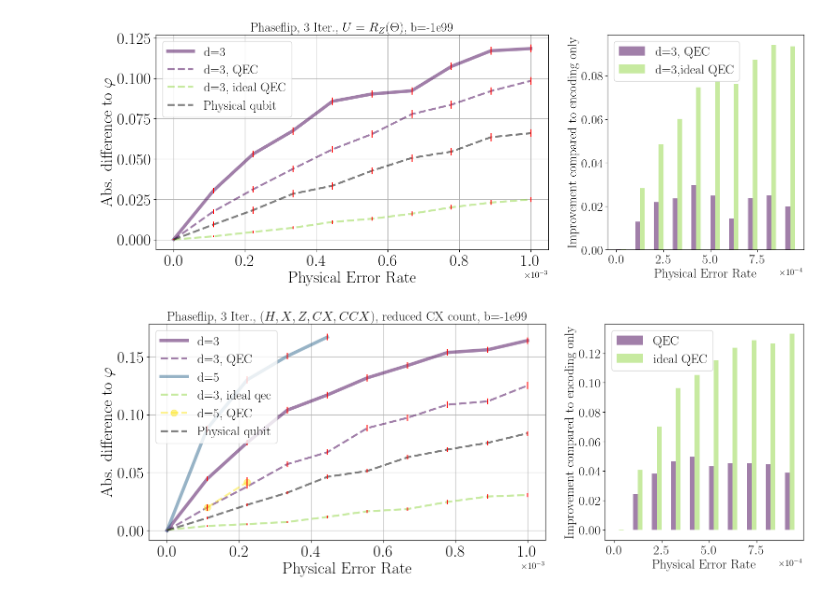
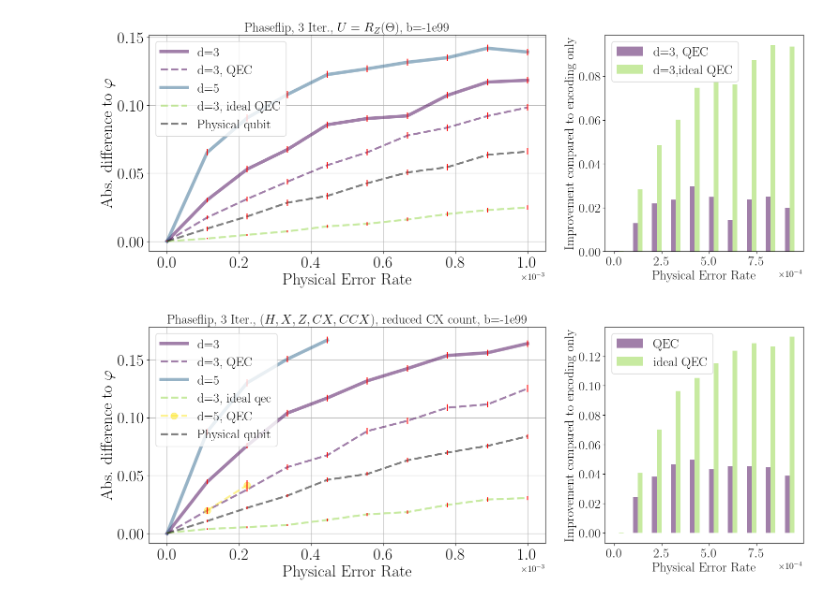
Before and after one commit to RicemanBoy/iqpe, a Jupyter notebook: repcode.ipynb, the cells around one changed output. Saved outputs shown, nothing was run; the diff lists cells and outputs as text; code cells hidden in the pictures.

```diff
--- a/repcode.ipynb
+++ b/repcode.ipynb
@@ -17,9 +17,9 @@ plt.rcParams.update({
 shots = 400
 
 p1, y1, y_qec1, err1, err_qec1 = np.loadtxt("HPC/text/d3_rz_short.txt", delimiter = ",")
-# p2, y2, err2 = np.loadtxt("HPC/text/d5_htoffcxbeam_infbias_noqec_0.txt", delimiter = ",")
+p2, y2, err2 = np.loadtxt("HPC/text/d5_rz_short_noqec.txt", delimiter = ",")
 p3, y3, y_qec3, err3, err_qec3 = np.loadtxt("HPC/text/d3_rz_short_ideal.txt", delimiter = ",")
-# p4, y_qec4, err_qec4 = np.loadtxt("HPC/text/d5_htoffcxbeam_infbias_qec_0.txt", delimiter = ",")                 #100 Shots!
+# p4, y_qec4, err_qec4 = np.loadtxt("HPC/text/d5_rz_short_qec_0.txt", delimiter = ",")
 # p5, y5, y_qec5, err5, err_qec5 = np.loadtxt("HPC/text/bigsteane_idealqec_lots.txt", delimiter = ",")
 p6, y6, err6 = np.loadtxt("HPC/text/physicalq_rz.txt", delimiter =",")
 
@@ -36,8 +36,8 @@ ax1.errorbar(p1, y1, yerr=err1, ecolor="red", linestyle="")
 ax1.plot(p1, y_qec1, label="d=3, QEC", marker = "", linestyle = "--", markersize = 20, alpha = 0.5, color = colors[0], linewidth=3)
 ax1.errorbar(p1, y_qec1, yerr=err_qec1, ecolor="red", linestyle="")
 
-# ax1.plot(p2, y2, label="d=5", marker = "", linestyle = "-", markersize = 20, alpha = 0.5, color = colors[2], linewidth=5)
-# ax1.errorbar(p2, y2, yerr=err2, ecolor="red", linestyle="")
+ax1.plot(p2, y2, label="d=5", marker = "", linestyle = "-", markersize = 20, alpha = 0.5, color = colors[2], linewidth=5)
+ax1.errorbar(p2, y2, yerr=err2, ecolor="red", linestyle="")
 
 ax1.plot(p3, y_qec3, label="d=3, ideal QEC", marker = "", linestyle = "--", markersize = 20, alpha = 0.5, color = colors[5], linewidth=3)
 ax1.errorbar(p3, y_qec3, yerr=err_qec3, ecolor="red", linestyle="")
@@ -118,34 +118,34 @@ ax2.bar(
 #     width=bar_width,
 #     align="edge",
 #     alpha=0.5,
 #     color=colors[5],
 #     label="2-FTEC (lots)"
 # )
 
 # ax2.bar(
 #     x +  bar_width,
 #     d3_idealqec_counts,
 #     width=bar_width,
 #     align="edge",
 #     alpha=0.5,
 #     color=colors[4],
 #     label="ideal QEC"
 # )
 
 
 ax2.legend(fontsize=20)
 ax2.tick_params(axis='both', which='major', labelsize=20)
 ax2.set_xlabel("Physical Error Rate", fontsize=20)
 ax2.set_ylabel(r"Improvement compared to encoding only", fontsize=20)
 ax1.ticklabel_format(axis="x", style="sci", scilimits=(0, 0)), ax1.xaxis.get_offset_text().set_fontsize(14), ax2.xaxis.get_offset_text().set_fontsize(14)
 ax2.ticklabel_format(axis="x", style="sci", scilimits=(0, 0))
 
 ############################################################################################################################
 #plt.tight_layout()
 # plt.savefig("14.png", bbox_inches="tight" ,dpi=200)
 plt.show()
 # %% [output]
-[figure, old version]
+[figure, new version]
 # %%
 # Phaseflipcode mit bias preserving [H,X,Z,CX,CCX] Gateset, improved mit beamsearch, aka etwa 20% weniger CX!
 shots = 400
```
Also changed, not shown: 2 other files.
